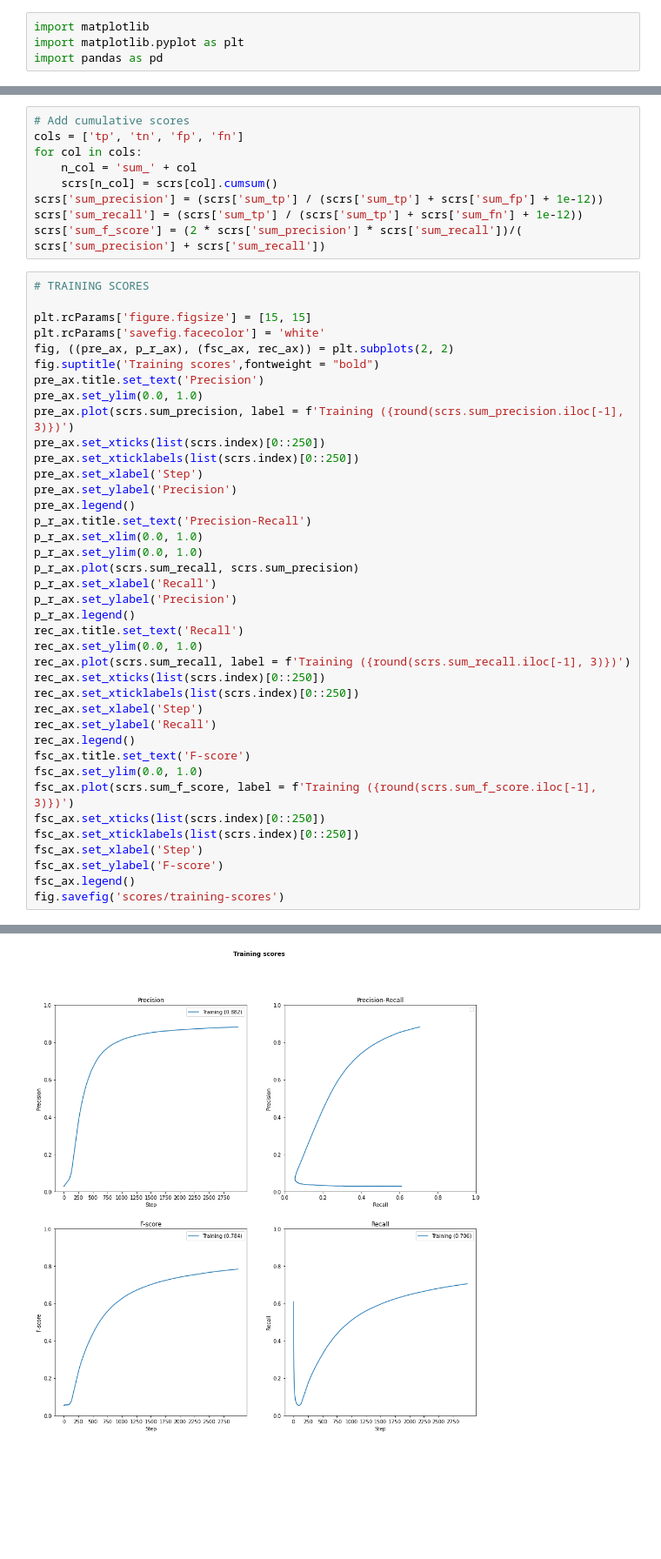
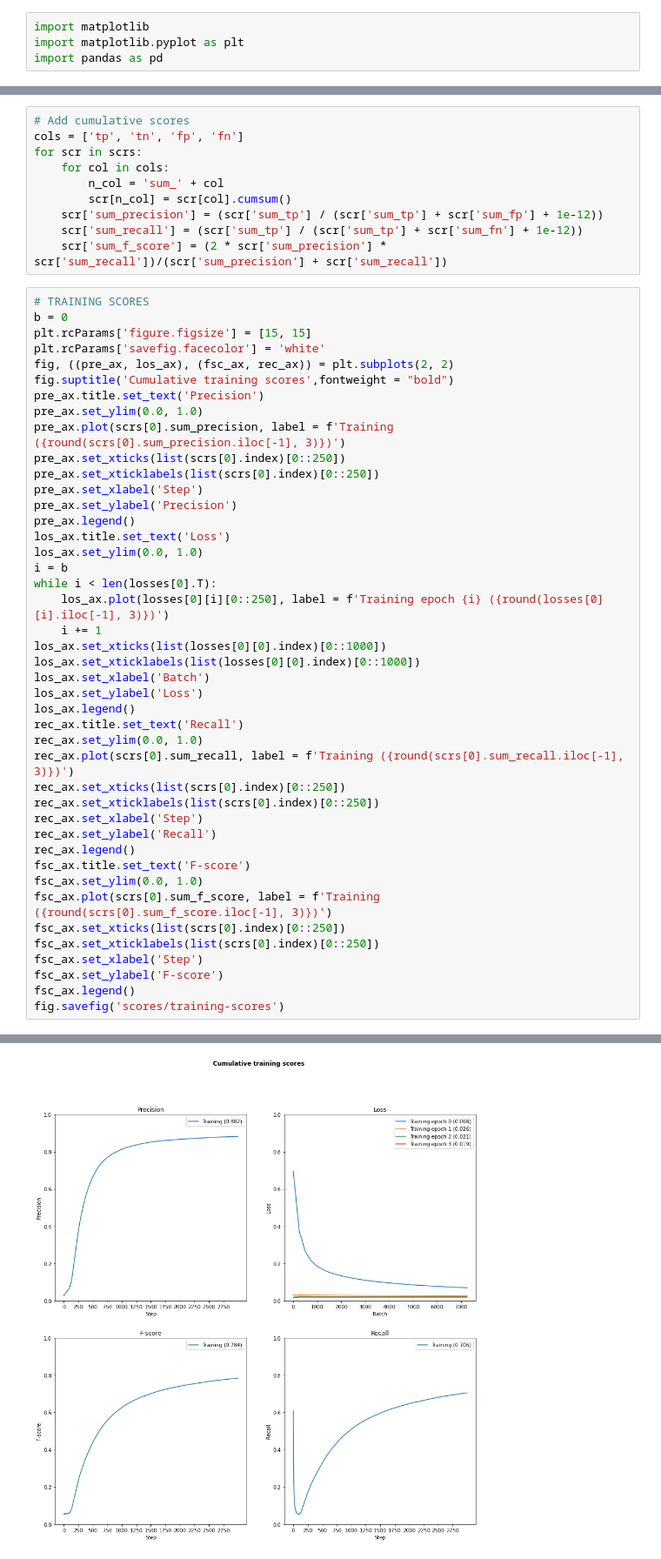
Before and after one commit to apndx/ReutersDocLabeler, a Jupyter notebook: notebooks/display-scores.ipynb, the cells around one changed output, grey strips where cells are left out. Shown at 87% size. Cells and saved outputs as stored; diff of their text form; blank space fills up the shorter version.

```diff
--- a/notebooks/display-scores.ipynb
+++ b/notebooks/display-scores.ipynb
@@ -24,47 +51,52 @@ print(scrs)
 # %%
 # Add cumulative scores
 cols = ['tp', 'tn', 'fp', 'fn']
-for col in cols:
-    n_col = 'sum_' + col
-    scrs[n_col] = scrs[col].cumsum()
-scrs['sum_precision'] = (scrs['sum_tp'] / (scrs['sum_tp'] + scrs['sum_fp'] + 1e-12))
-scrs['sum_recall'] = (scrs['sum_tp'] / (scrs['sum_tp'] + scrs['sum_fn'] + 1e-12))
-scrs['sum_f_score'] = (2 * scrs['sum_precision'] * scrs['sum_recall'])/( scrs['sum_precision'] + scrs['sum_recall'])
+for scr in scrs:
+    for col in cols:
+        n_col = 'sum_' + col
+        scr[n_col] = scr[col].cumsum()
+    scr['sum_precision'] = (scr['sum_tp'] / (scr['sum_tp'] + scr['sum_fp'] + 1e-12))
+    scr['sum_recall'] = (scr['sum_tp'] / (scr['sum_tp'] + scr['sum_fn'] + 1e-12))
+    scr['sum_f_score'] = (2 * scr['sum_precision'] * scr['sum_recall'])/(scr['sum_precision'] + scr['sum_recall'])
 # %%
 # TRAINING SCORES
-
+b = 0
 plt.rcParams['figure.figsize'] = [15, 15]
 plt.rcParams['savefig.facecolor'] = 'white'
-fig, ((pre_ax, p_r_ax), (fsc_ax, rec_ax)) = plt.subplots(2, 2)
-fig.suptitle('Training scores',fontweight = "bold")
+fig, ((pre_ax, los_ax), (fsc_ax, rec_ax)) = plt.subplots(2, 2)
+fig.suptitle('Cumulative training scores',fontweight = "bold")
 pre_ax.title.set_text('Precision')
 pre_ax.set_ylim(0.0, 1.0)
-pre_ax.plot(scrs.sum_precision, label = f'Training ({round(scrs.sum_precision.iloc[-1], 3)})')
-pre_ax.set_xticks(list(scrs.index)[0::250])
-pre_ax.set_xticklabels(list(scrs.index)[0::250])
+pre_ax.plot(scrs[0].sum_precision, label = f'Training ({round(scrs[0].sum_precision.iloc[-1], 3)})')
+pre_ax.set_xticks(list(scrs[0].index)[0::250])
+pre_ax.set_xticklabels(list(scrs[0].index)[0::250])
 pre_ax.set_xlabel('Step')
 pre_ax.set_ylabel('Precision')
 pre_ax.legend()
-p_r_ax.title.set_text('Precision-Recall')
-p_r_ax.set_xlim(0.0, 1.0)
-p_r_ax.set_ylim(0.0, 1.0)
-p_r_ax.plot(scrs.sum_recall, scrs.sum_precision)
-p_r_ax.set_xlabel('Recall')
-p_r_ax.set_ylabel('Precision')
-p_r_ax.legend()
+los_ax.title.set_text('Loss')
+los_ax.set_ylim(0.0, 1.0)
+i = b
+while i < len(losses[0].T):
+    los_ax.plot(losses[0][i][0::250], label = f'Training epoch {i} ({round(losses[0][i].iloc[-1], 3)})')
+    i += 1
+los_ax.set_xticks(list(losses[0][0].index)[0::1000])
+los_ax.set_xticklabels(list(losses[0][0].index)[0::1000])
+los_ax.set_xlabel('Batch')
+los_ax.set_ylabel('Loss')
+los_ax.legend()
 rec_ax.title.set_text('Recall')
 rec_ax.set_ylim(0.0, 1.0)
-rec_ax.plot(scrs.sum_recall, label = f'Training ({round(scrs.sum_recall.iloc[-1], 3)})')
-rec_ax.set_xticks(list(scrs.index)[0::250])
-rec_ax.set_xticklabels(list(scrs.index)[0::250])
+rec_ax.plot(scrs[0].sum_recall, label = f'Training ({round(scrs[0].sum_recall.iloc[-1], 3)})')
+rec_ax.set_xticks(list(scrs[0].index)[0::250])
+rec_ax.set_xticklabels(list(scrs[0].index)[0::250])
 rec_ax.set_xlabel('Step')
 rec_ax.set_ylabel('Recall')
 rec_ax.legend()
 fsc_ax.title.set_text('F-score')
 fsc_ax.set_ylim(0.0, 1.0)
-fsc_ax.plot(scrs.sum_f_score, label = f'Training ({round(scrs.sum_f_score.iloc[-1], 3)})')
-fsc_ax.set_xticks(list(scrs.index)[0::250])
-fsc_ax.set_xticklabels(list(scrs.index)[0::250])
+fsc_ax.plot(scrs[0].sum_f_score, label = f'Training ({round(scrs[0].sum_f_score.iloc[-1], 3)})')
+fsc_ax.set_xticks(list(scrs[0].index)[0::250])
+fsc_ax.set_xticklabels(list(scrs[0].index)[0::250])
 fsc_ax.set_xlabel('Step')
 fsc_ax.set_ylabel('F-score')
 fsc_ax.legend()
@@ -74,3 +105,3 @@ No handles with labels found to put in legend.
-[figure, old version]
+[figure, new version]
 # %%
 # Testing SCORES
```
Also changed, not shown: parts of 6 cells of this notebook, 2 other files.
